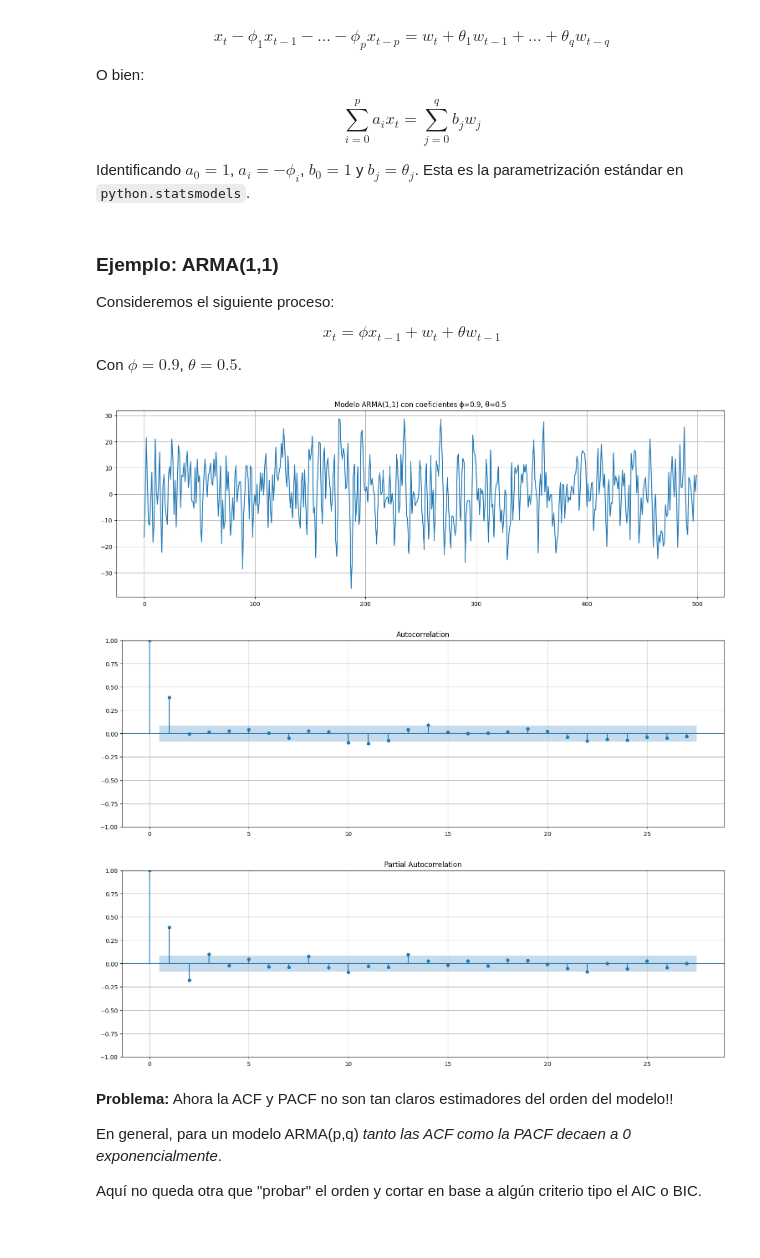
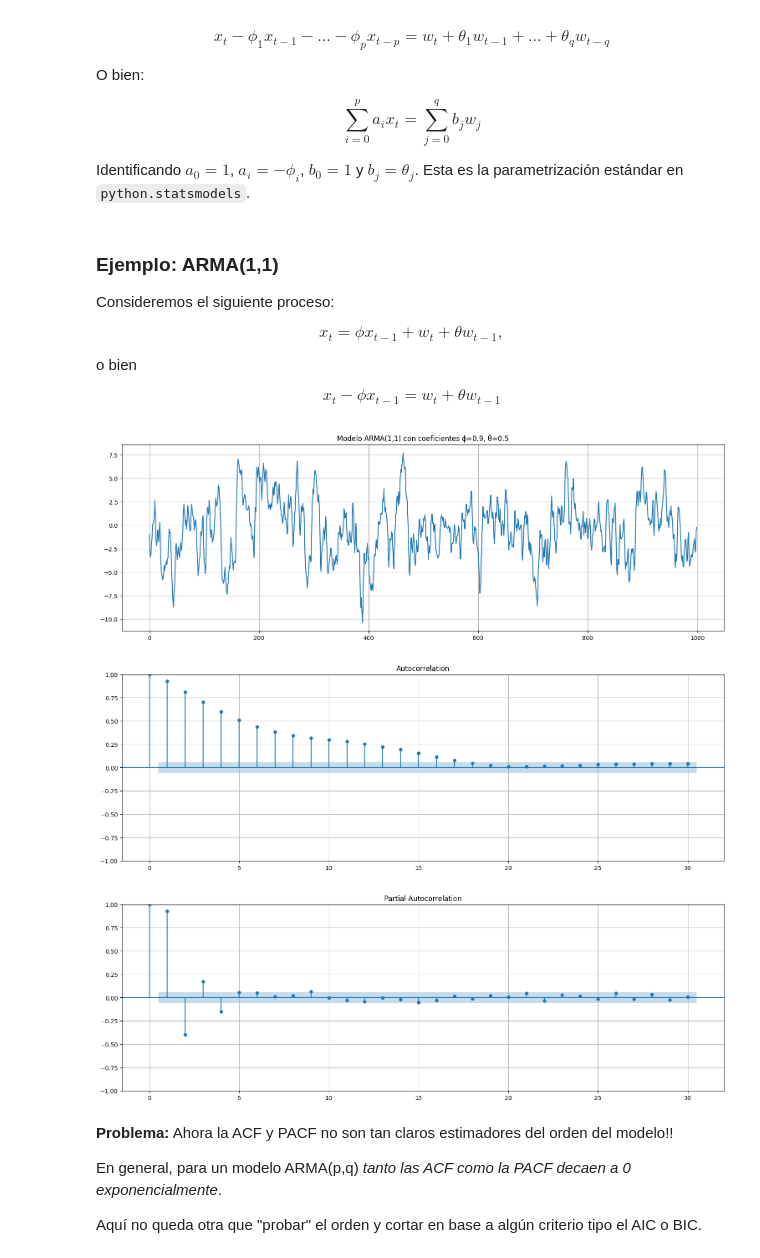
Before and after one commit to aferragu/curso_series_temporales, a Jupyter notebook: 3- Modelos ARMA y ARIMA/Modelos de media movil y ARMA.ipynb, the cells around one changed output. Drawn from its saved outputs; the diff is of its cells as text; code cells hidden in the pictures.

```diff
--- a/3- Modelos ARMA y ARIMA/Modelos de media movil y ARMA.ipynb
+++ b/3- Modelos ARMA y ARIMA/Modelos de media movil y ARMA.ipynb
@@ -378,26 +396,28 @@ Identificando $a_0=1$, $a_i = -\phi_i$, $b_0=1$ y $b_j = \theta_j$. Esta es la p
 
 Consideremos el siguiente proceso:
 
-$$x_t = \phi x_{t-1} + w_t + \theta w_{t-1}$$
+$$x_t = \phi x_{t-1} + w_t + \theta w_{t-1},$$
 
-Con $\phi = 0.9$, $\theta = 0.5$.
+o bien
+
+$$x_t - \phi x_{t-1} = w_t + \theta w_{t-1}$$
 # %%
-## Ejemplo: simulo un MA(1) con theta = 0.5 y hago varios fits
+## Ejemplo: ARMA(1,1)
 phi=0.9
 theta=0.5
-x=arma_generate_sample([1 -phi],[1,theta],500)
+x=arma_generate_sample([1,-phi],[1,theta],1000)
 x=pd.Series(x)
 x.plot(title=f"Modelo ARMA(1,1) con coeficientes ϕ={phi}, θ={theta}");
 # %% [output]
-[figure, old version]
+[figure, new version]
 # %%
 plot_acf(x,bartlett_confint=False);
 # %% [output]
-[figure, old version]
+[figure, new version]
 # %%
 plot_pacf(x);
 # %% [output]
-[figure, old version]
+[figure, new version]
 # %% [markdown]
 **Problema:** Ahora la ACF y PACF no son tan claros estimadores del orden del modelo!!
 
```
Also changed, not shown: parts of 47 cells of this notebook, 3 other files.
